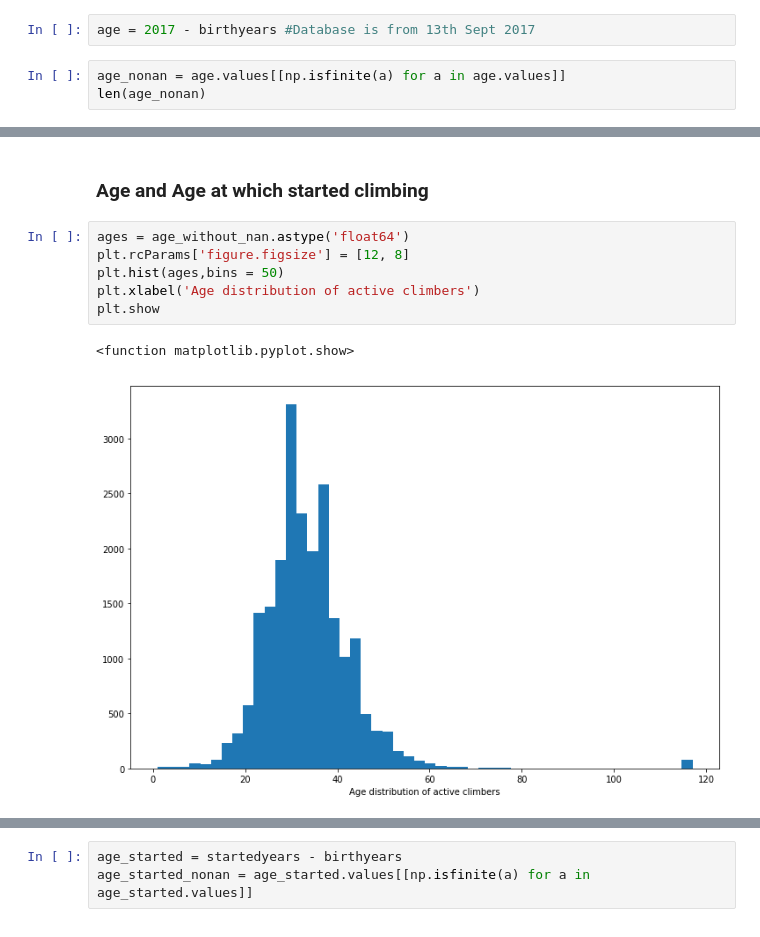
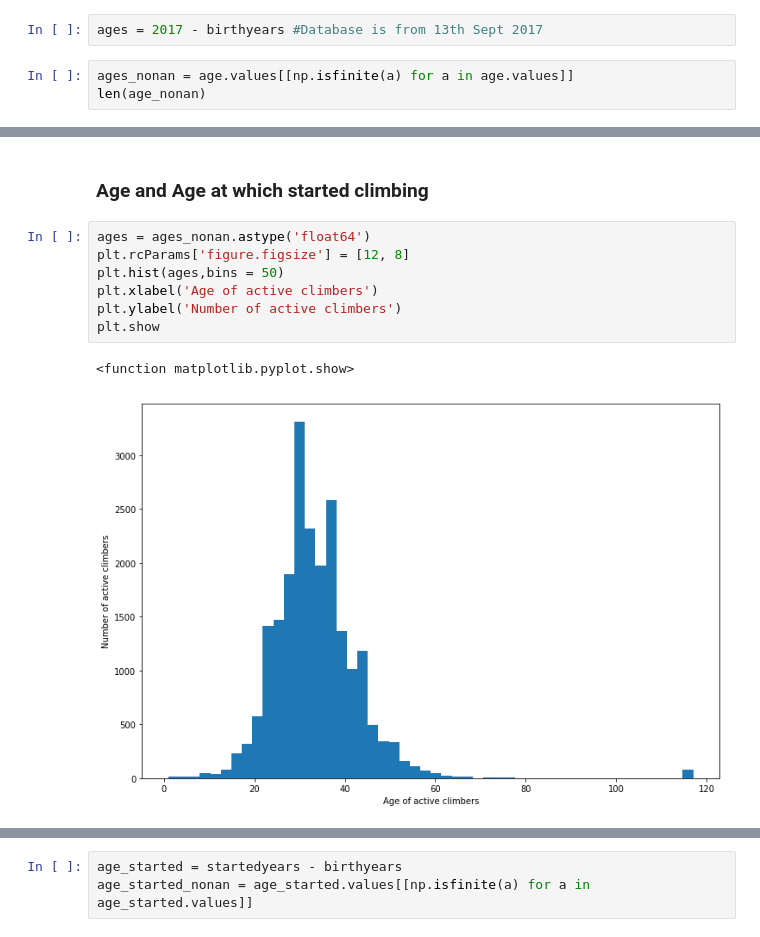
Before and after one commit to victor-mouquin/8a.nu, a Jupyter notebook: 8a.nu_climbing.ipynb, the cells around one changed output, grey strips where cells are left out. Cells and saved outputs as stored; diff of their text form.

```diff
--- a/8a.nu_climbing.ipynb
+++ b/8a.nu_climbing.ipynb
@@ -208,21 +208,22 @@ There are only 67 climbers with starting year lower than their birth year.
 # %% [markdown]
 ##### Age
 # %%
-age = 2017 - birthyears #Database is from 13th Sept 2017
+ages = 2017 - birthyears #Database is from 13th Sept 2017
 # %%
-age_nonan = age.values[[np.isfinite(a) for a in age.values]]
+ages_nonan = age.values[[np.isfinite(a) for a in age.values]]
 len(age_nonan)
 # %% [output]
 21571
 # %% [markdown]
 ### Age and Age at which started climbing
 # %%
-ages = age_without_nan.astype('float64')
+ages = ages_nonan.astype('float64')
 plt.rcParams['figure.figsize'] = [12, 8]
 plt.hist(ages,bins = 50)
-plt.xlabel('Age distribution of active climbers')
+plt.xlabel('Age of active climbers')
+plt.ylabel('Number of active climbers')
 plt.show
 # %% [output]
 <function matplotlib.pyplot.show>
-[figure, old version]
+[figure, new version]
 # %%
```
Also changed, not shown: parts of 20 cells of this notebook.
